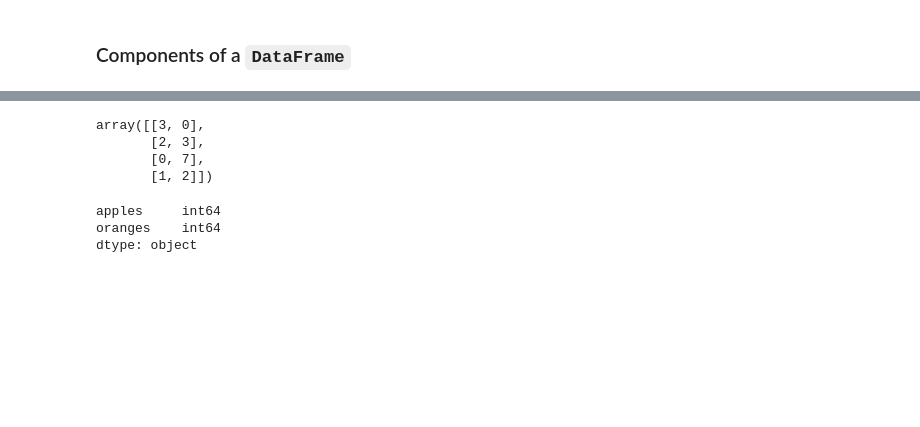
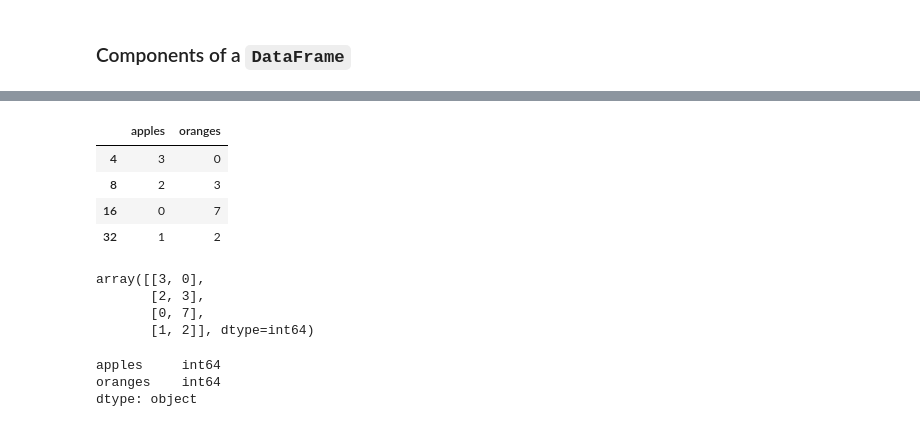
Before and after one commit to PHarris2002/cis277fa22-02-pandas-intro, a Jupyter notebook: 02-pandas-intro.ipynb, the cells around one changed output, grey strips where cells are left out. Cells and saved outputs as stored; diff of their text form; code cells hidden in the pictures; blank space fills up the shorter version.

```diff
--- a/02-pandas-intro.ipynb
+++ b/02-pandas-intro.ipynb
@@ -53,0 +46,8 @@ A `DataFrame` is a collection of 1 or more Series, hence, a 2-dimensional table
+# %%
+data = {
+    "apples": [3, 2, 0, 1],
+    "oranges": [0,3,7,2]
+}
+
+fruit_df = pd.DataFrame(data)
+fruit_df
@@ -68,9 +67,20 @@ Index(['apples', 'oranges'], dtype='object')
+# %%
+# custom index
+fruit_df = pd.DataFrame(data, index=[4, 8, 16, 32])
+fruit_df
+# %% [output]
+|  | apples | oranges |
+| 4 | 3 | 0 |
+| 8 | 2 | 3 |
+| 16 | 0 | 7 |
+| 32 | 1 | 2 |
 # %%
 # data
+fruit_df.to_numpy()
 # %% [output]
 array([[3, 0],
        [2, 3],
        [0, 7],
-       [1, 2]])
+       [1, 2]], dtype=int64)
 # %%
 # datatypes
```
Also changed, not shown: parts of 25 cells of this notebook.
